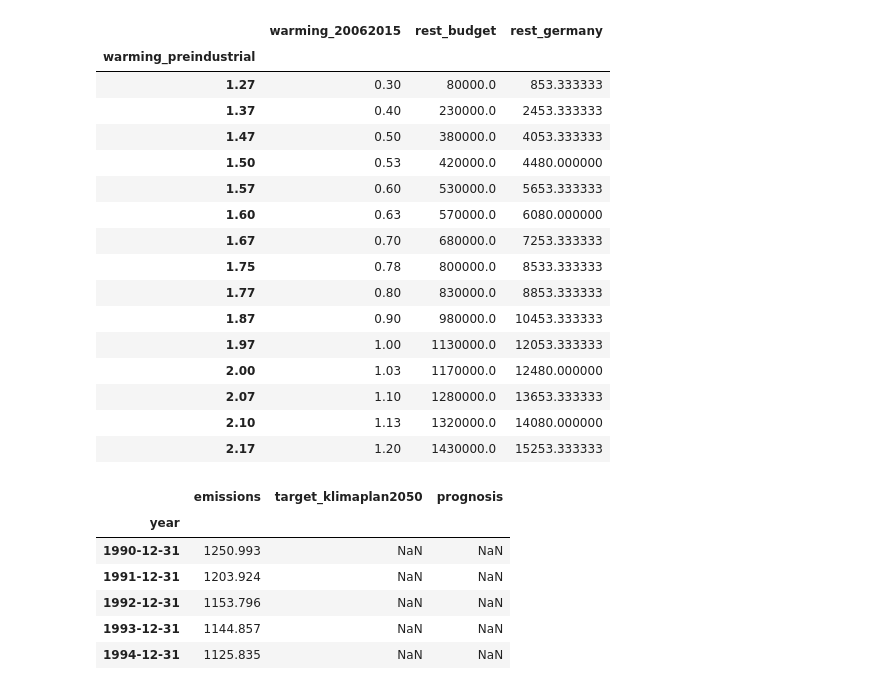
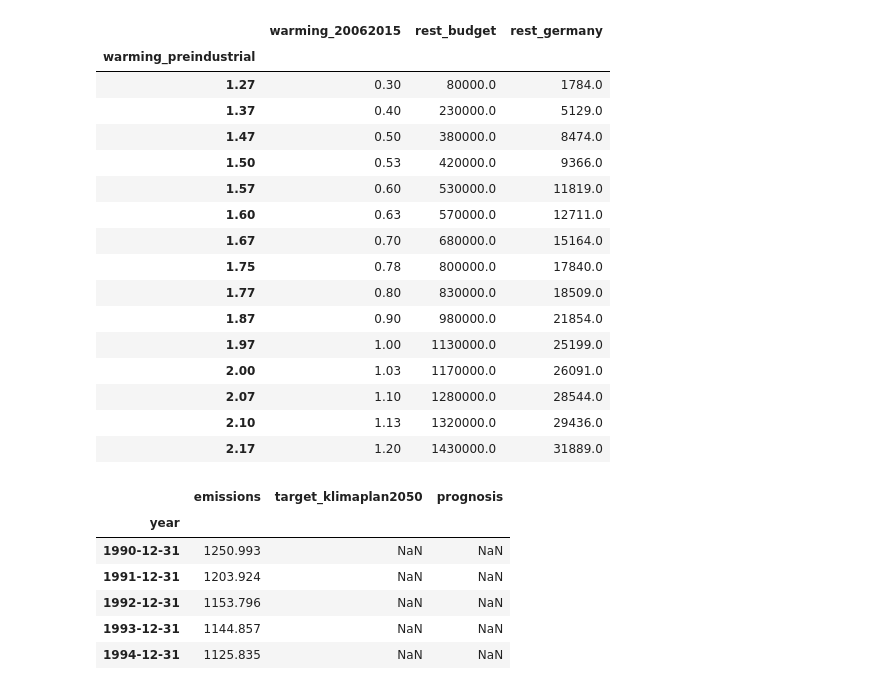
Before and after one commit to s4f-dortmund/open_data_notebooks, a Jupyter notebook: co2_germany_since_1990.ipynb, the cells around one changed output. Cells and saved outputs as stored; diff of their text form; code cells hidden in the pictures.

```diff
--- a/co2_germany_since_1990.ipynb
+++ b/co2_germany_since_1990.ipynb
@@ -7,46 +7,50 @@ from scipy.optimize import curve_fit
 # %%
 GERMAN_POPULATION = 80e6
 WORLD_POPULATION = 7.5e9
+
+
+# german_partition = GERMAN_POPULATION / WORLD_POPULATION
+german_partition = 0.0223
 # %%
 df = pd.read_csv(
     'co2_emissions_de.csv',
     index_col=0,
     comment='#',
     parse_dates=['year'],
 )
 df['emissions'] /= 1e3 # kt to Mt
 
 targets_klimaplan = pd.read_csv('targets_klimaplan2050.csv', comment='#', index_col=0, parse_dates=['year'])
 df = df.join(targets_klimaplan, how='outer')
 
 prognosis_bmu = pd.read_csv('co2_prognose_2019.csv', comment='#', index_col=0, parse_dates=['year'])
 df = df.join(prognosis_bmu, how='outer')
 
 budgets = pd.read_csv('./co2_rest_budgets.csv', comment='#')
 difference = (budgets['warming_preindustrial'] - budgets['warming_20062015']).mean()
 budgets['warming_preindustrial'] = budgets['warming_20062015'] + difference
 budgets['rest_budget'] *= 1e3 # Gt to Mt
-budgets['rest_germany'] = budgets['rest_budget'] * GERMAN_POPULATION / WORLD_POPULATION
+budgets['rest_germany'] = budgets['rest_budget'] * german_partition
 budgets.set_index('warming_preindustrial', inplace=True)
 budgets
 # %% [output]
 |  | warming_20062015 | rest_budget | rest_germany |
 | warming_preindustrial |  |  |  |
-| 1.27 | 0.30 | 80000.0 | 853.333333 |
-| 1.37 | 0.40 | 230000.0 | 2453.333333 |
-| 1.47 | 0.50 | 380000.0 | 4053.333333 |
-| 1.50 | 0.53 | 420000.0 | 4480.000000 |
-| 1.57 | 0.60 | 530000.0 | 5653.333333 |
-| 1.60 | 0.63 | 570000.0 | 6080.000000 |
-| 1.67 | 0.70 | 680000.0 | 7253.333333 |
-| 1.75 | 0.78 | 800000.0 | 8533.333333 |
-| 1.77 | 0.80 | 830000.0 | 8853.333333 |
-| 1.87 | 0.90 | 980000.0 | 10453.333333 |
-| 1.97 | 1.00 | 1130000.0 | 12053.333333 |
-| 2.00 | 1.03 | 1170000.0 | 12480.000000 |
-| 2.07 | 1.10 | 1280000.0 | 13653.333333 |
-| 2.10 | 1.13 | 1320000.0 | 14080.000000 |
-| 2.17 | 1.20 | 1430000.0 | 15253.333333 |
+| 1.27 | 0.30 | 80000.0 | 1784.0 |
+| 1.37 | 0.40 | 230000.0 | 5129.0 |
+| 1.47 | 0.50 | 380000.0 | 8474.0 |
+| 1.50 | 0.53 | 420000.0 | 9366.0 |
+| 1.57 | 0.60 | 530000.0 | 11819.0 |
+| 1.60 | 0.63 | 570000.0 | 12711.0 |
+| 1.67 | 0.70 | 680000.0 | 15164.0 |
+| 1.75 | 0.78 | 800000.0 | 17840.0 |
+| 1.77 | 0.80 | 830000.0 | 18509.0 |
+| 1.87 | 0.90 | 980000.0 | 21854.0 |
+| 1.97 | 1.00 | 1130000.0 | 25199.0 |
+| 2.00 | 1.03 | 1170000.0 | 26091.0 |
+| 2.07 | 1.10 | 1280000.0 | 28544.0 |
+| 2.10 | 1.13 | 1320000.0 | 29436.0 |
+| 2.17 | 1.20 | 1430000.0 | 31889.0 |
 # %%
 df.loc['2017-12-31', ['target_klimaplan2050', 'prognosis']] = df.loc['2017-12-31', 'emissions']
 #df.loc['2050-12-31', 'prognosis'] = df.loc['2050-12-31', 'target_klimaplan2050']
```
Also changed, not shown: parts of 3 cells of this notebook.
